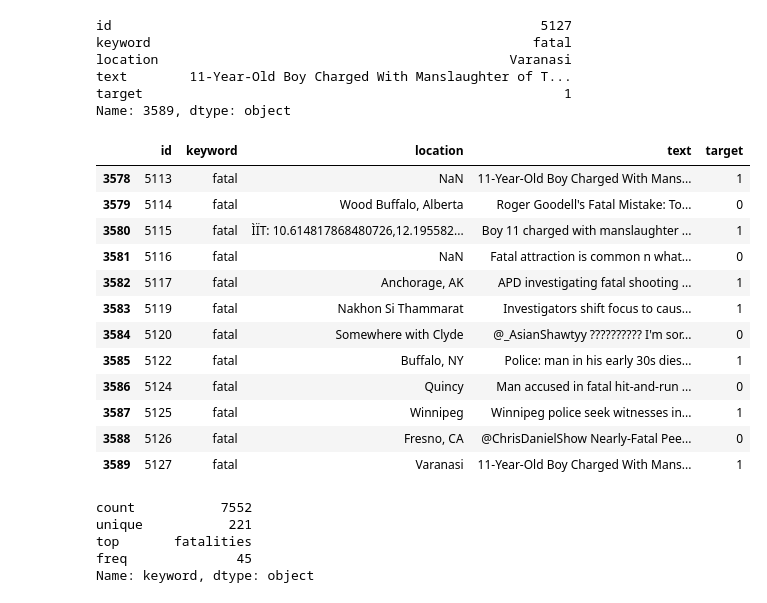
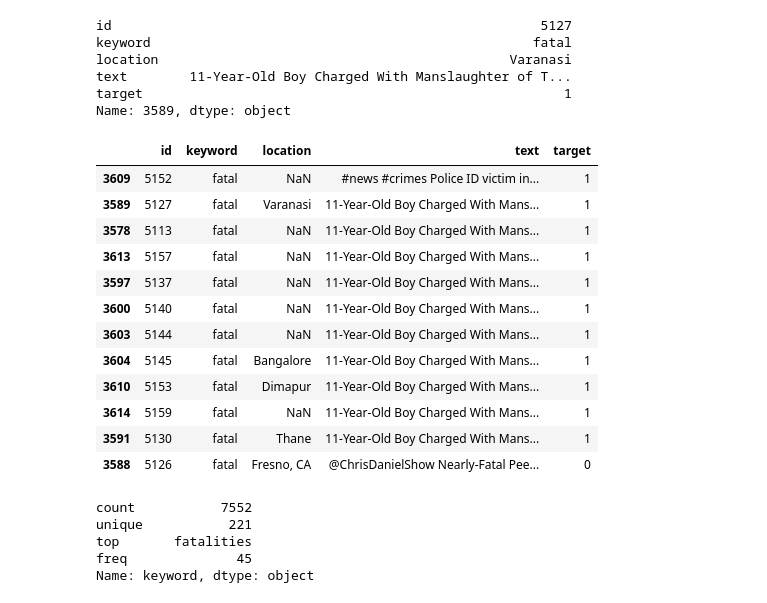
Before and after one commit to pablbob/9558-7506-Data-Hunters, a Jupyter notebook: TP1.ipynb, the cells around one changed output. Cells and saved outputs as stored; diff of their text form; code cells hidden in the pictures.

```diff
--- a/TP1.ipynb
+++ b/TP1.ipynb
@@ -133,22 +133,22 @@ text        11-Year-Old Boy Charged With Manslaughter of T...
 target                                                      1
 Name: 3589, dtype: object
 # %%
-top_keyword = train[train['keyword'] == 'fatal']
+top_keyword = ordenado_t[ordenado_t['keyword'] == 'fatal']
 top_keyword.head(12)
 # %% [output]
 |  | id | keyword | location | text | target |
+| 3609 | 5152 | fatal | NaN | #news #crimes Police ID victim in... | 1 |
+| 3589 | 5127 | fatal | Varanasi | 11-Year-Old Boy Charged With Mans... | 1 |
 | 3578 | 5113 | fatal | NaN | 11-Year-Old Boy Charged With Mans... | 1 |
-| 3579 | 5114 | fatal | Wood Buffalo, Alberta | Roger Goodell's Fatal Mistake: To... | 0 |
-| 3580 | 5115 | fatal | ÌÏT: 10.614817868480726,12.195582... | Boy 11 charged with manslaughter ... | 1 |
-| 3581 | 5116 | fatal | NaN | Fatal attraction is common n what... | 0 |
-| 3582 | 5117 | fatal | Anchorage, AK | APD investigating fatal shooting ... | 1 |
-| 3583 | 5119 | fatal | Nakhon Si Thammarat | Investigators shift focus to caus... | 1 |
-| 3584 | 5120 | fatal | Somewhere with Clyde | @_AsianShawtyy ?????????? I'm sor... | 0 |
-| 3585 | 5122 | fatal | Buffalo, NY | Police: man in his early 30s dies... | 1 |
-| 3586 | 5124 | fatal | Quincy | Man accused in fatal hit-and-run ... | 0 |
-| 3587 | 5125 | fatal | Winnipeg | Winnipeg police seek witnesses in... | 1 |
+| 3613 | 5157 | fatal | NaN | 11-Year-Old Boy Charged With Mans... | 1 |
+| 3597 | 5137 | fatal | NaN | 11-Year-Old Boy Charged With Mans... | 1 |
+| 3600 | 5140 | fatal | NaN | 11-Year-Old Boy Charged With Mans... | 1 |
+| 3603 | 5144 | fatal | NaN | 11-Year-Old Boy Charged With Mans... | 1 |
+| 3604 | 5145 | fatal | Bangalore | 11-Year-Old Boy Charged With Mans... | 1 |
+| 3610 | 5153 | fatal | Dimapur | 11-Year-Old Boy Charged With Mans... | 1 |
+| 3614 | 5159 | fatal | NaN | 11-Year-Old Boy Charged With Mans... | 1 |
+| 3591 | 5130 | fatal | Thane | 11-Year-Old Boy Charged With Mans... | 1 |
 | 3588 | 5126 | fatal | Fresno, CA | @ChrisDanielShow Nearly-Fatal Pee... | 0 |
-| 3589 | 5127 | fatal | Varanasi | 11-Year-Old Boy Charged With Mans... | 1 |
 # %%
 train['keyword'].describe()
 # %% [output]
```
Also changed, not shown: parts of 10 cells of this notebook.
